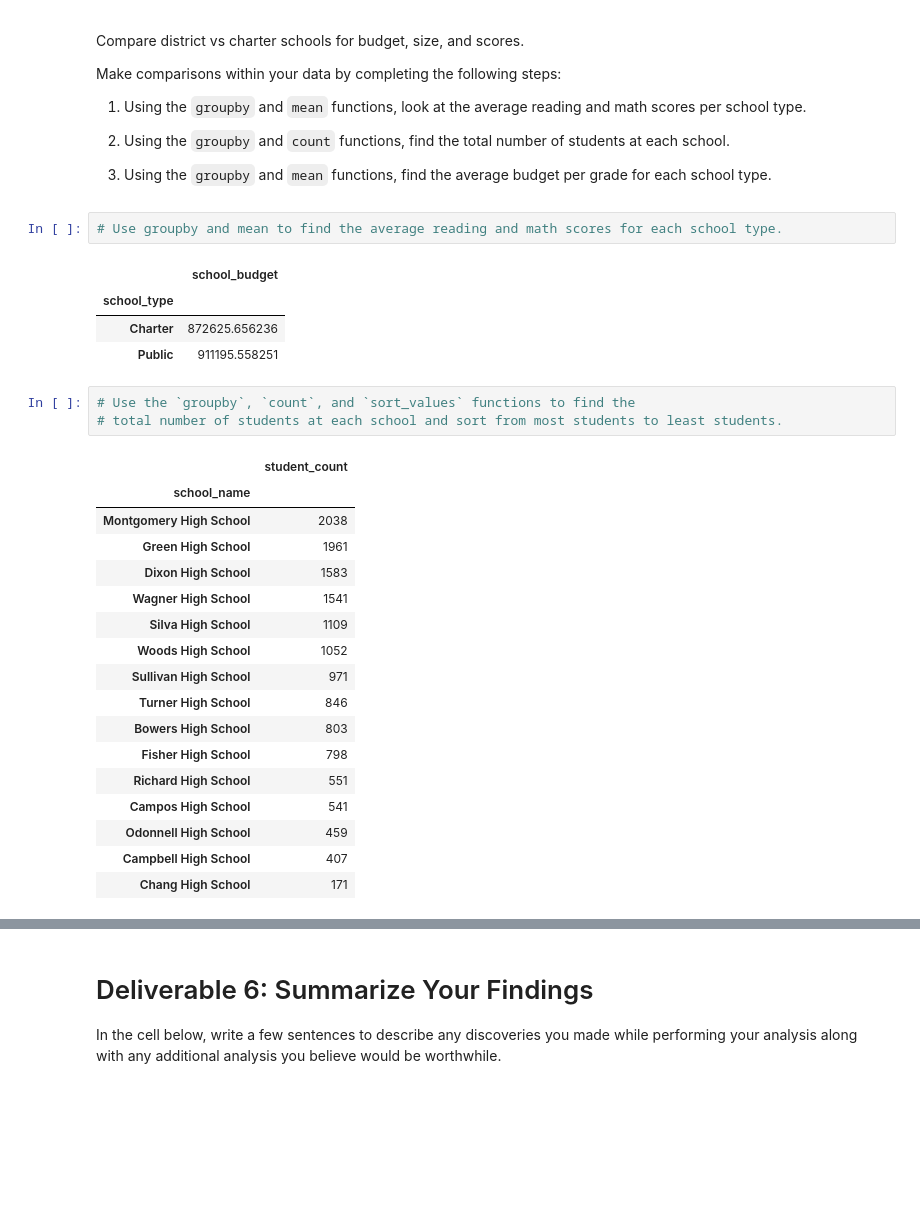
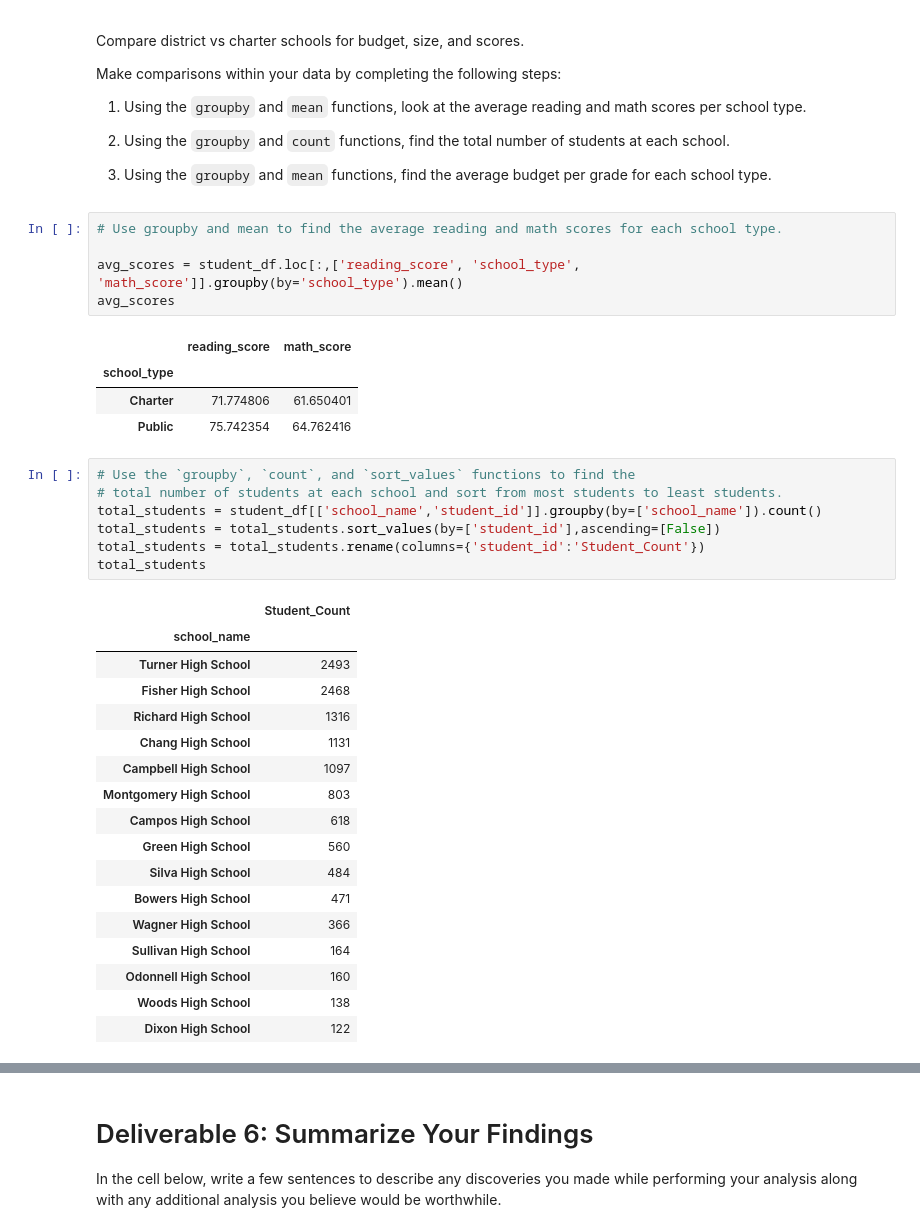
Before and after one commit to travelingshoez/school_district_analysis, a Jupyter notebook: Student_Data_Challenge_Starter_Code.ipynb, the cells around one changed output, grey strips where cells are left out. Saved outputs shown, nothing was run; the diff lists cells and outputs as text; blank space fills up the shorter version.

```diff
--- a/Student_Data_Challenge_Starter_Code.ipynb
+++ b/Student_Data_Challenge_Starter_Code.ipynb
@@ -257,30 +297,37 @@ Make comparisons within your data by completing the following steps:
 2. Using the `groupby` and `mean` functions, find the average budget per grade for each school type.
 # %%
 # Use groupby and mean to find the average reading and math scores for each school type.
+
+avg_scores = student_df.loc[:,['reading_score', 'school_type', 'math_score']].groupby(by='school_type').mean()
+avg_scores
 # %% [output]
-|  | school_budget |
-| school_type |  |
-| Charter | 872625.656236 |
-| Public | 911195.558251 |
+|  | reading_score | math_score |
+| school_type |  |  |
+| Charter | 71.774806 | 61.650401 |
+| Public | 75.742354 | 64.762416 |
 # %%
 # Use the `groupby`, `count`, and `sort_values` functions to find the
 # total number of students at each school and sort from most students to least students.
+total_students = student_df[['school_name','student_id']].groupby(by=['school_name']).count()
+total_students = total_students.sort_values(by=['student_id'],ascending=[False])
+total_students = total_students.rename(columns={'student_id':'Student_Count'})
+total_students
 # %% [output]
-|  | student_count |
+|  | Student_Count |
 | school_name |  |
-| Montgomery High School | 2038 |
-| Green High School | 1961 |
-| Dixon High School | 1583 |
-| Wagner High School | 1541 |
-| Silva High School | 1109 |
-| Woods High School | 1052 |
-| Sullivan High School | 971 |
-| Turner High School | 846 |
-| Bowers High School | 803 |
-| Fisher High School | 798 |
-| Richard High School | 551 |
-| Campos High School | 541 |
-| Odonnell High School | 459 |
-| Campbell High School | 407 |
-| Chang High School | 171 |
+| Turner High School | 2493 |
+| Fisher High School | 2468 |
+| Richard High School | 1316 |
+| Chang High School | 1131 |
+| Campbell High School | 1097 |
+| Montgomery High School | 803 |
+| Campos High School | 618 |
+| Green High School | 560 |
+| Silva High School | 484 |
+| Bowers High School | 471 |
+| Wagner High School | 366 |
+| Sullivan High School | 164 |
+| Odonnell High School | 160 |
+| Woods High School | 138 |
+| Dixon High School | 122 |
 # %%
```
Also changed, not shown: parts of 15 cells of this notebook.
